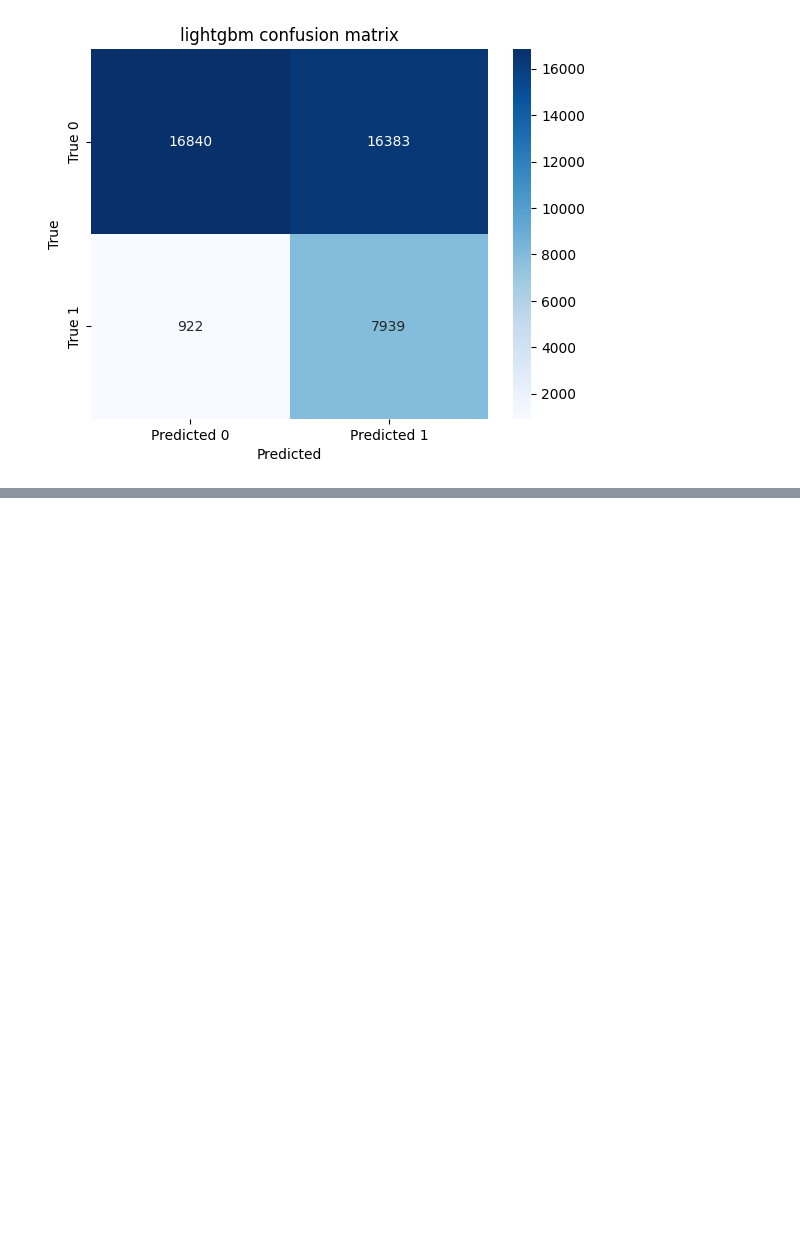
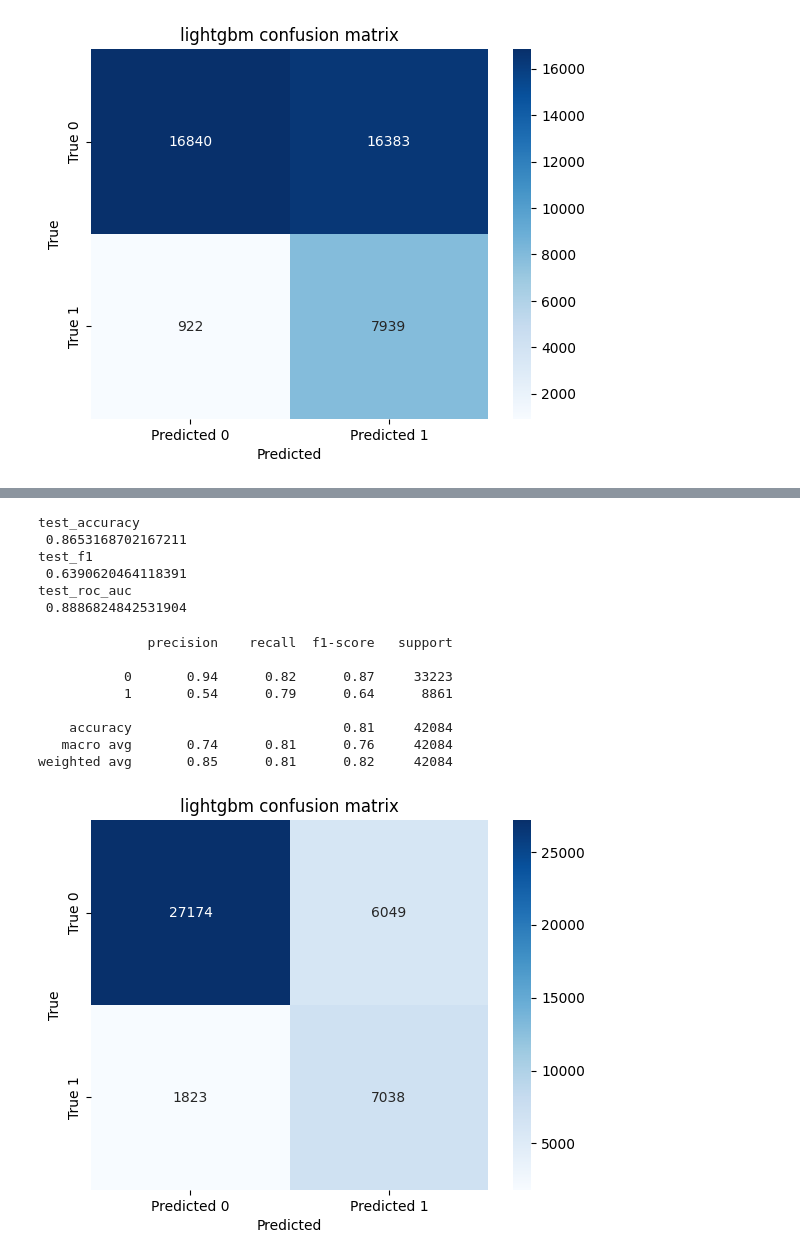
Before and after one commit to hakankocakk/bank-customer-churn-prediction, a Jupyter notebook: src/Model/prototype.ipynb, the cells around one changed output, grey strips where cells are left out. Saved outputs shown, nothing was run; the diff lists cells and outputs as text; code cells hidden in the pictures; blank space fills up the shorter version.

```diff
--- a/src/Model/prototype.ipynb
+++ b/src/Model/prototype.ipynb
@@ -493,0 +574,44 @@ catboost_final = catboost_final_model(X_train, y_train)
+# %%
+def lgbm_final_model(X_train, y_train):
+    lgbm_best_params = {
+        "num_leaves": 15,
+        "max_depth": -1,
+        "learning_rate" : 0.1,
+        "n_estimators": 100,
+        "verbosity" : -1,
+        "device": "gpu"
+        }
+
+    lgbm_final = LGBMClassifier(**lgbm_best_params).fit(X_train, y_train, sample_weight = class_weights)
+    cv_results = cross_validate(lgbm_final,
+                                X_train,
+                                y_train,
+                                cv=5,
+                                scoring=["accuracy", "f1", "roc_auc"])
+
+    print(f"test_accuracy \n {cv_results['test_accuracy'].mean()}")
+    print(f"test_f1 \n {cv_results['test_f1'].mean()}")
+    print(f"test_roc_auc \n {cv_results['test_roc_auc'].mean()}")
+
+    return lgbm_final
+
+lgbm_final = lgbm_final_model(X_train, y_train)
+# %% [output]
+test_accuracy
+ 0.8653168702167211
+test_f1
+ 0.6390620464118391
+test_roc_auc
+ 0.8886824842531904
+# %%
+prediction("lightgbm", lgbm_final, X_val, y_val)
+# %% [output]
+              precision    recall  f1-score   support
+
+           0       0.94      0.82      0.87     33223
+           1       0.54      0.79      0.64      8861
+
+    accuracy                           0.81     42084
+   macro avg       0.74      0.81      0.76     42084
+weighted avg       0.85      0.81      0.82     42084
+[figure, added]
```
Also changed, not shown: parts of 28 cells of this notebook.
